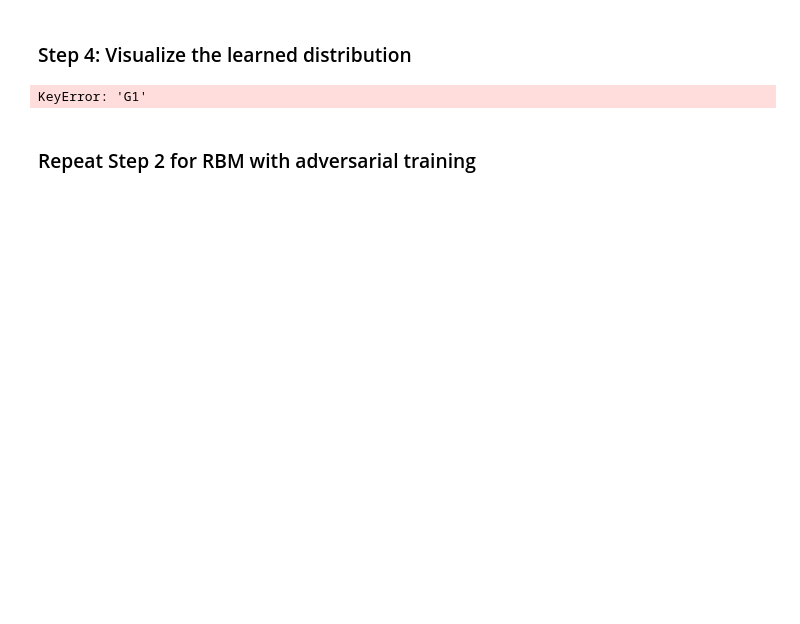
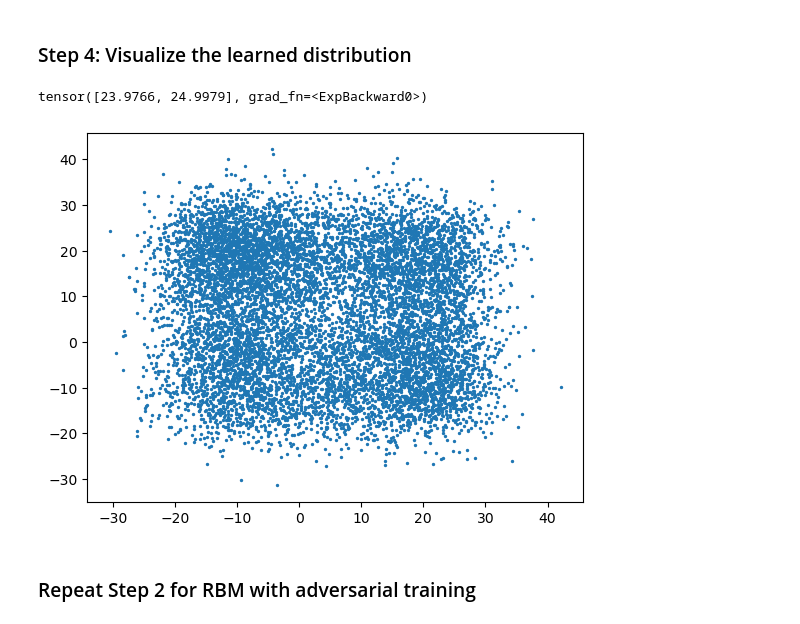
Before and after one commit to ajy25/adversarialRBMs, a Jupyter notebook: demos/rbm_demos/SVM: gaussian_grid_demo.ipynb, the cells around one changed output. Saved outputs shown, nothing was run; the diff lists cells and outputs as text; code cells hidden in the pictures; blank space fills up the shorter version.

```diff
--- a/demos/rbm_demos/SVM: gaussian_grid_demo.ipynb
+++ b/demos/rbm_demos/SVM: gaussian_grid_demo.ipynb
@@ -89,14 +93,15 @@ visualize_learning(stats)
 # %% [markdown]
 ### Step 4: Visualize the learned distribution
 # %%
-model = rbm_gan.load(f'{directory_path}/rbm_checkpoints/rbm_gssn_grid_demo.pth')
+model = rbm_svm.load(f'{directory_path}/rbm_checkpoints/rbm_gssn_grid_demo.pth')
 print(model._variance())
 samples = model.reconstruct(
     np.zeros((10000, 2)), n_gibbs=10
 )
 img = plt.scatter(x=samples[:, 0], y=samples[:, 1], s=2)
 # %% [output]
-KeyError: 'G1'
+tensor([23.9766, 24.9979], grad_fn=<ExpBackward0>)
+[figure, added]
 # %% [markdown]
 ### Repeat Step 2 for RBM with adversarial training
 # %%
```
Also changed, not shown: parts of 4 cells of this notebook, 5 other files.
